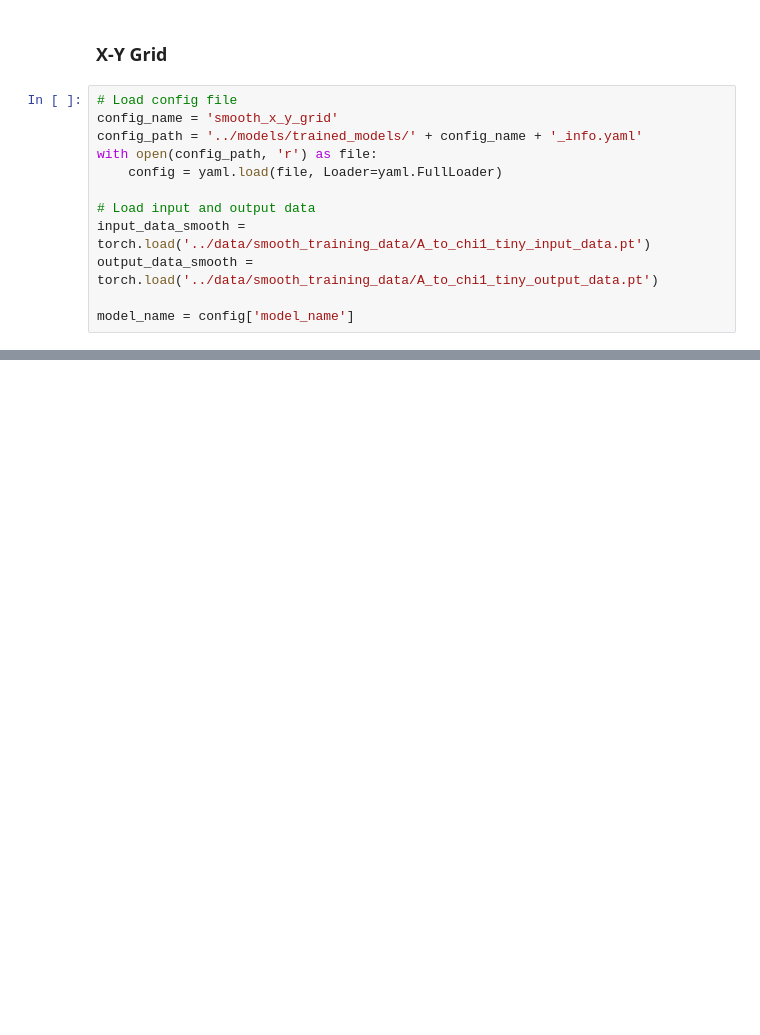
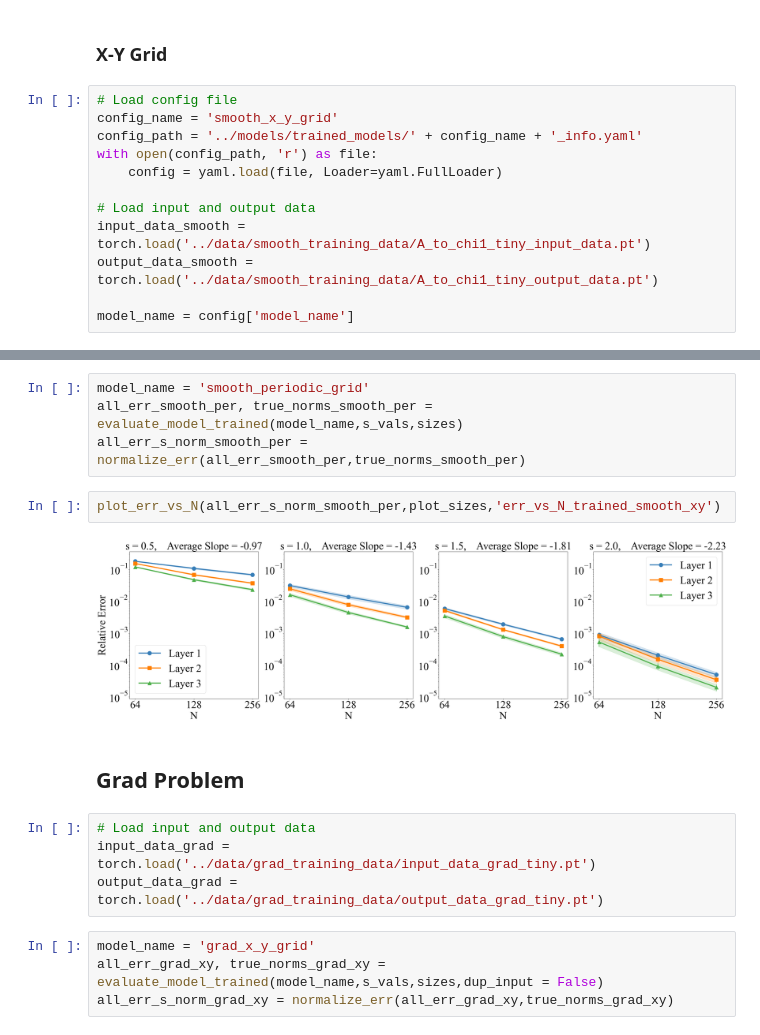
Before and after one commit to mtrautner/BoundFNO, a Jupyter notebook: analysis/paper_plots_trained.ipynb, the cells around one changed output, grey strips where cells are left out. Saved outputs shown, nothing was run; the diff lists cells and outputs as text; blank space fills up the shorter version.

```diff
--- a/analysis/paper_plots_trained.ipynb
+++ b/analysis/paper_plots_trained.ipynb
@@ -203,0 +211,18 @@ RuntimeError: Attempting to deserialize object on a CUDA device but torch.cuda.i
+# %%
+model_name = 'smooth_periodic_grid'
+all_err_smooth_per, true_norms_smooth_per = evaluate_model_trained(model_name,s_vals,sizes)
+all_err_s_norm_smooth_per = normalize_err(all_err_smooth_per,true_norms_smooth_per)
+# %%
+plot_err_vs_N(all_err_s_norm_smooth_per,plot_sizes,'err_vs_N_trained_smooth_xy')
+# %% [output]
+[figure, added]
+# %% [markdown]
+## Grad Problem
+# %%
+# Load input and output data
+input_data_grad = torch.load('../data/grad_training_data/input_data_grad_tiny.pt')
+output_data_grad = torch.load('../data/grad_training_data/output_data_grad_tiny.pt')
+# %%
+model_name = 'grad_x_y_grid'
+all_err_grad_xy, true_norms_grad_xy = evaluate_model_trained(model_name,s_vals,sizes,dup_input = False)
+all_err_s_norm_grad_xy = normalize_err(all_err_grad_xy,true_norms_grad_xy)
```
Also changed, not shown: parts of 8 cells of this notebook, 3 other files.
